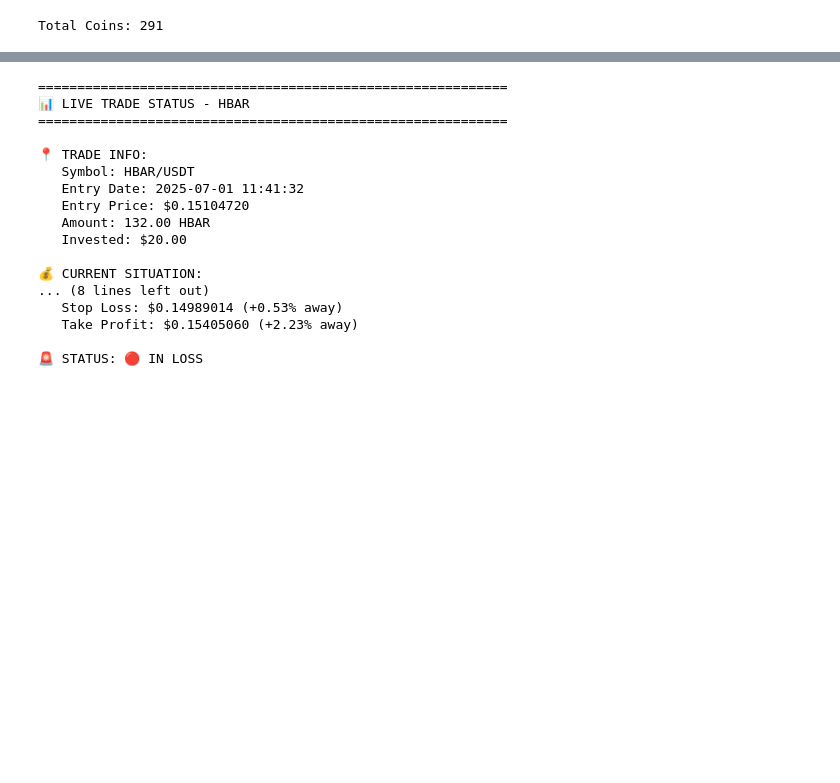
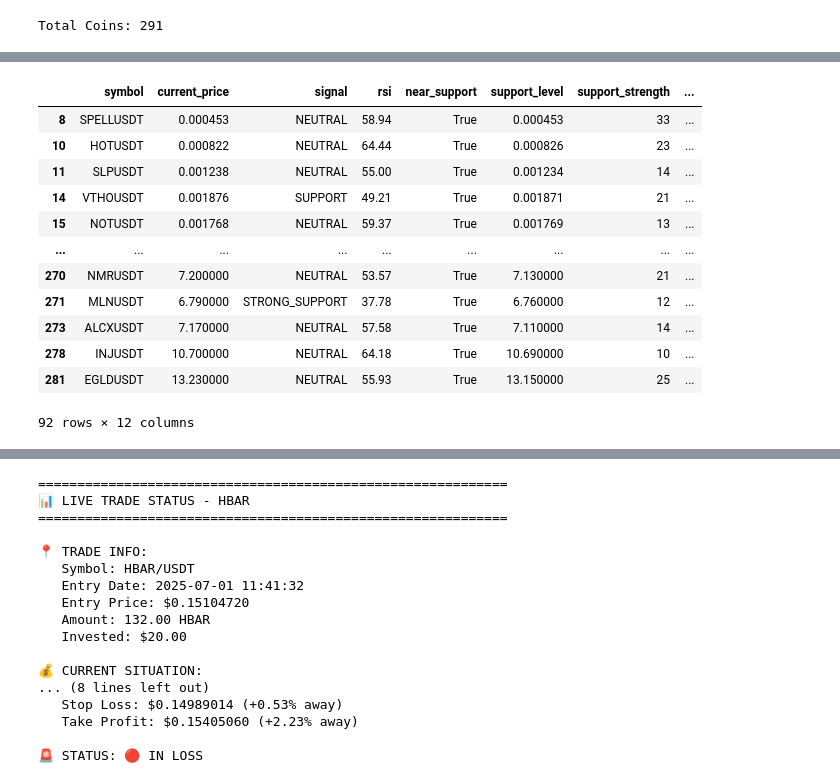
Before and after one commit to Arupreza/CrypBot, a Jupyter notebook: Live_Trade.ipynb, the cells around one changed output, grey strips where cells are left out. Cells and saved outputs as stored; diff of their text form; code cells hidden in the pictures; blank space fills up the shorter version.

```diff
--- a/Live_Trade.ipynb
+++ b/Live_Trade.ipynb
@@ -824,0 +45,19 @@ def create_stats_text_with_btc(entry_price, current_price, stop_loss, take_profi
+# %%
+results = pd.DataFrame(results_df)
+results = results[results['near_support'] == True]
+results = results[results['near_resistance'] == False]
+results
+# %% [output]
+|  | symbol | current_price | signal | rsi | near_support | support_level | support_strength | ... |
+| 8 | SPELLUSDT | 0.000453 | NEUTRAL | 58.94 | True | 0.000453 | 33 | ... |
+| 10 | HOTUSDT | 0.000822 | NEUTRAL | 64.44 | True | 0.000826 | 23 | ... |
+| 11 | SLPUSDT | 0.001238 | NEUTRAL | 55.00 | True | 0.001234 | 14 | ... |
+| 14 | VTHOUSDT | 0.001876 | SUPPORT | 49.21 | True | 0.001871 | 21 | ... |
+| 15 | NOTUSDT | 0.001768 | NEUTRAL | 59.37 | True | 0.001769 | 13 | ... |
+| ... | ... | ... | ... | ... | ... | ... | ... | ... |
+| 270 | NMRUSDT | 7.200000 | NEUTRAL | 53.57 | True | 7.130000 | 21 | ... |
+| 271 | MLNUSDT | 6.790000 | STRONG_SUPPORT | 37.78 | True | 6.760000 | 12 | ... |
+| 273 | ALCXUSDT | 7.170000 | NEUTRAL | 57.58 | True | 7.110000 | 14 | ... |
+| 278 | INJUSDT | 10.700000 | NEUTRAL | 64.18 | True | 10.690000 | 10 | ... |
+| 281 | EGLDUSDT | 13.230000 | NEUTRAL | 55.93 | True | 13.150000 | 25 | ... |
+92 rows × 12 columns
```
Also changed, not shown: parts of 16 cells of this notebook.
